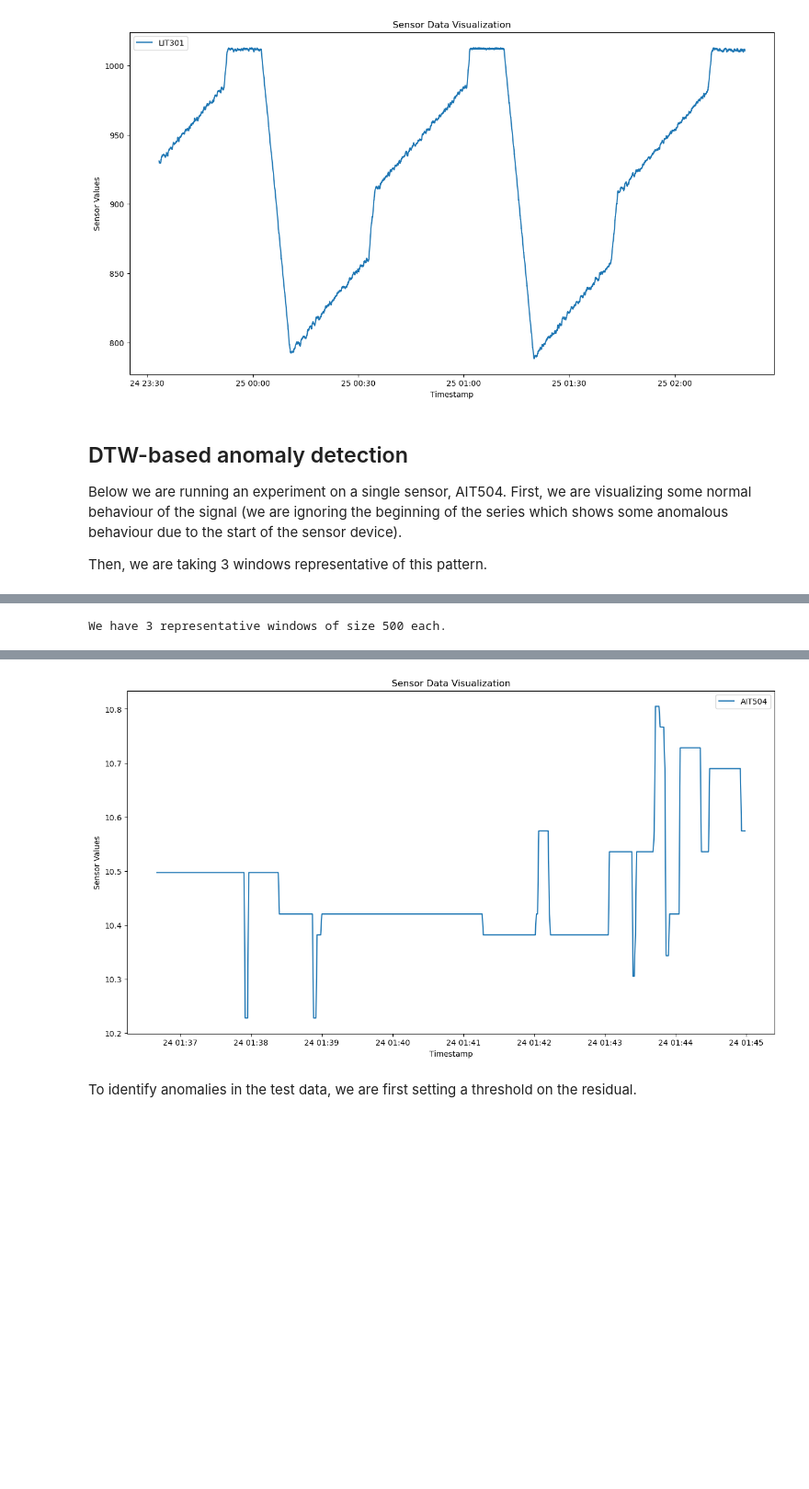
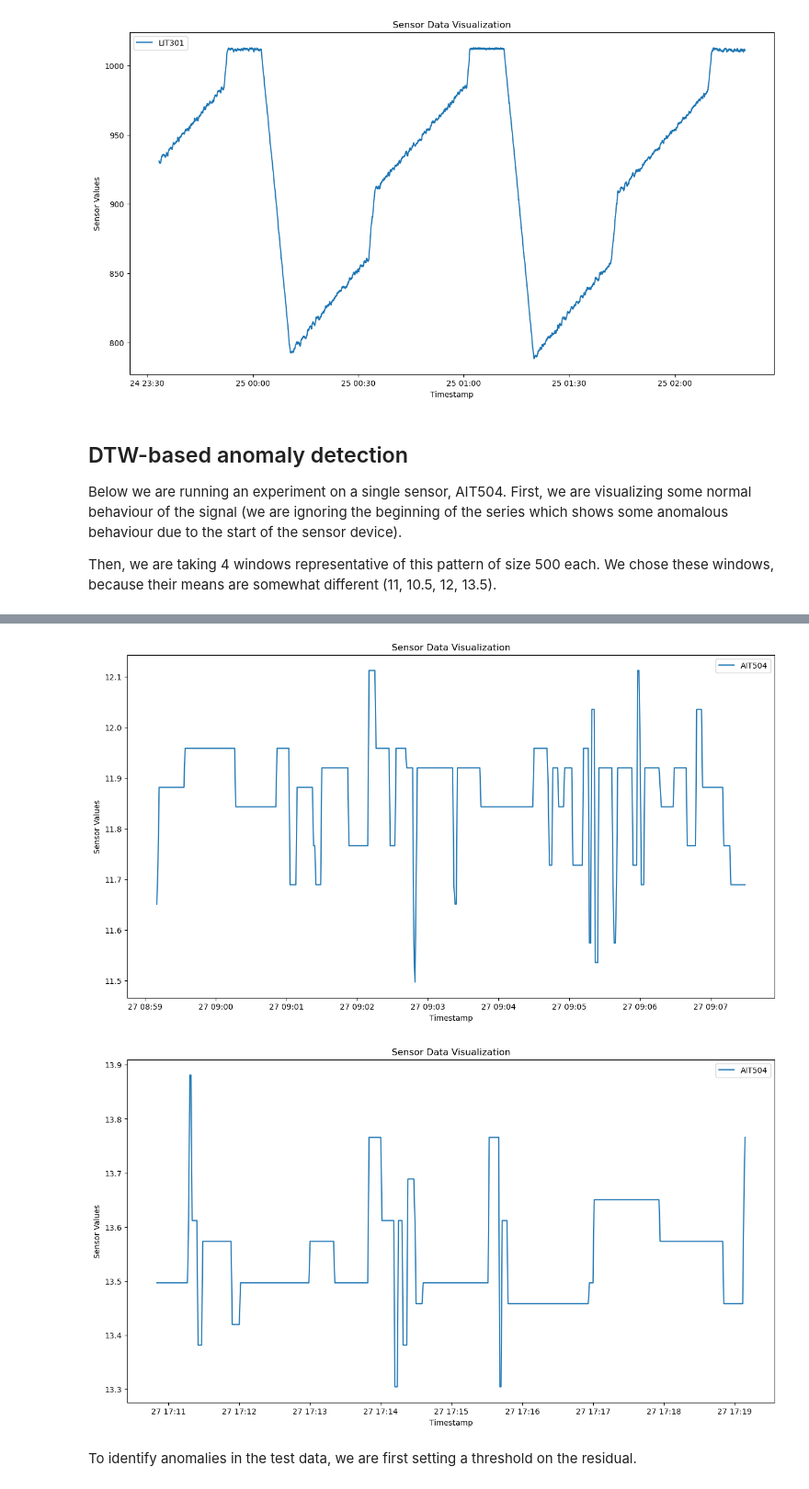
Before and after one commit to andreist3fan/vitejii-dm, a Jupyter notebook: Anomaly Detection.ipynb, the cells around one changed output, grey strips where cells are left out. Shown at 92% size. Saved outputs shown, nothing was run; the diff lists cells and outputs as text; code cells hidden in the pictures; blank space fills up the shorter version.

```diff
--- a/Anomaly Detection.ipynb
+++ b/Anomaly Detection.ipynb
@@ -128,7 +128,7 @@ visualize_sensor_data(train_data, window=(200_000,210_000), sensors=["LIT301"])
 ## DTW-based anomaly detection
 Below we are running an experiment on a single sensor, AIT504. First, we are visualizing some normal behaviour of the signal (we are ignoring the beginning of the series which shows some anomalous behaviour due to the start of the sensor device).
 
-Then, we are taking 3 windows representative of this pattern.
+Then, we are taking 4 windows representative of this pattern of size 500 each. We chose these windows, because their means are somewhat different (11, 10.5, 12, 13.5).
 # %%
 # visualize sensor data
 visualize_sensor_data(train_data, window=(5000,450_000),sensors=['AIT504'])
@@ -137,17 +137,17 @@ visualize_sensor_data(train_data, window=(5000,450_000),sensors=['AIT504'])
 aitTraining = train_data["AIT504"].values
 aitTest = test_data['AIT504'].values
 representative_windows = np.array([
-            aitTraining[70_500:71_000],
-           aitTraining[406_750:407_250],
-           aitTraining[121_000:121_500]
-           ])
+        aitTraining[70_500:71_000],
+        aitTraining[121_000:121_500],
+        aitTraining[406_750:407_250],
+        aitTraining[436_250:436_750]
+])
 
 # visualize the representative windows
-print('We have 3 representative windows of size 500 each.')
 visualize_sensor_data(train_data, window=(70_500,71_000), sensors=['AIT504']) # window 1
-visualize_sensor_data(train_data, window=(406_750,407_250), sensors=['AIT504']) # window 2
-visualize_sensor_data(train_data, window=(121_000,121_500),   sensors=['AIT504']) #window 3
+visualize_sensor_data(train_data, window=(121_000,121_500), sensors=['AIT504']) #window 2
+visualize_sensor_data(train_data, window=(406_750,407_250), sensors=['AIT504']) # window 3
+visualize_sensor_data(train_data, window=(436_250,436_750), sensors=['AIT504']) # window 4
 # %% [output]
 [figure]
-We have 3 representative windows of size 500 each.
 [figure]
@@ -155,4 +155,5 @@ We have 3 representative windows of size 500 each.
-[figure, old version]
+[figure, new version]
+[figure, added]
 # %% [markdown]
 To identify anomalies in the test data, we are first setting a threshold on the residual.
 # %%
```
Also changed, not shown: parts of 5 cells of this notebook.
